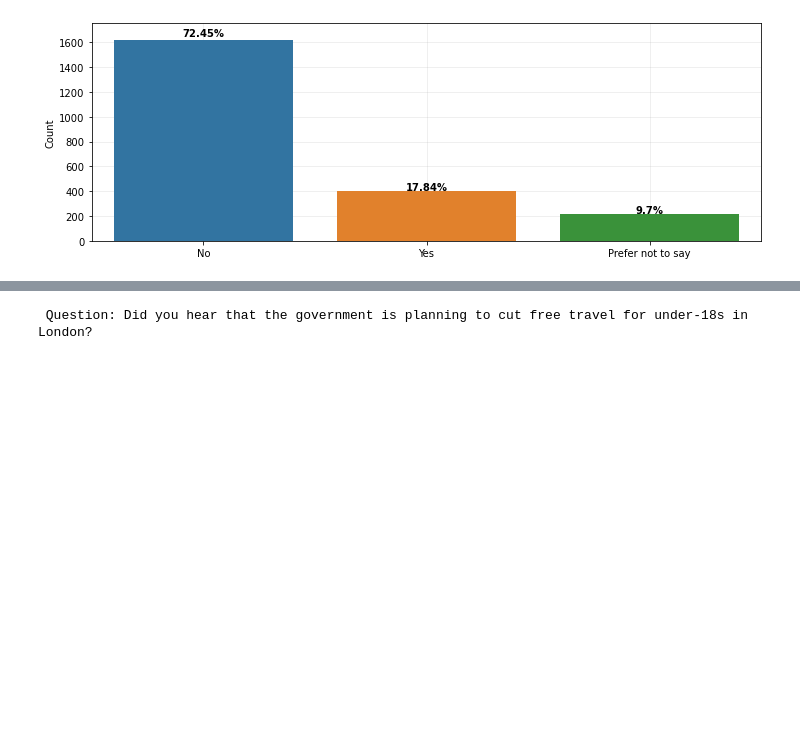
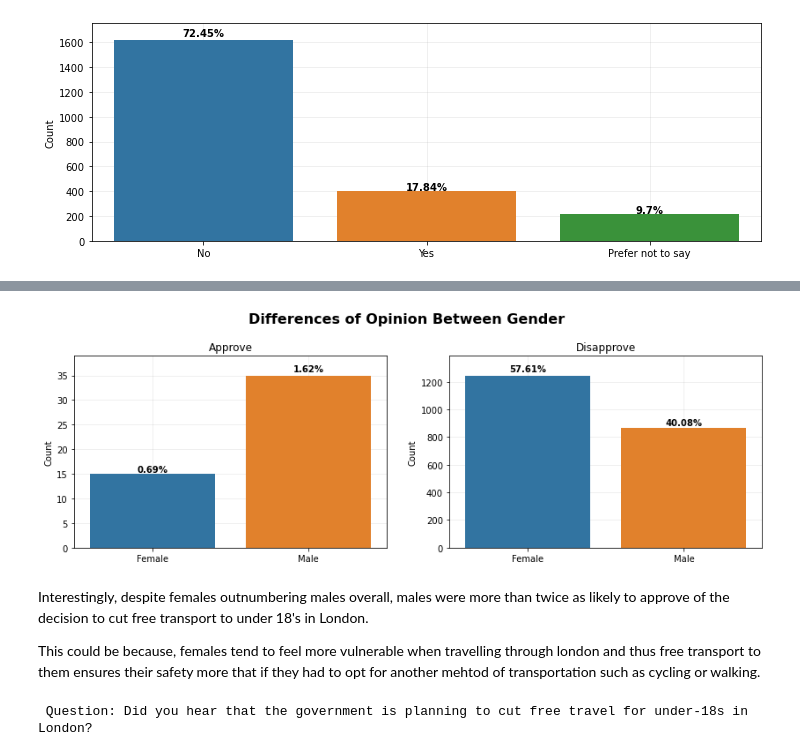
Before and after one commit to dan-grant-hunter/London_Free_Transport, a Jupyter notebook: london_free_transport.ipynb, the cells around one changed output, grey strips where cells are left out. Drawn from its saved outputs; the diff is of its cells as text; code cells hidden in the pictures; blank space fills up the shorter version.

```diff
--- a/london_free_transport.ipynb
+++ b/london_free_transport.ipynb
@@ -414,0 +311,3 @@ df.columns = [f"{i}_{x.split('_')[1]}" for i, x in enumerate(df.columns)]
+# %%
+# Make a list of all the instances which have null data in feature 13
+null_q13 = df[df.iloc[:,12].isnull()].index.tolist()
@@ -480,0 +563,37 @@ for feature in df.columns[:6]:
+# %%
+# Difference of opinion between genders
+gender_decision_a = df[df.iloc[:, 7] == 'Approve'].iloc[:, 0].value_counts()[:2].sort_index()
+gender_decision_d = df[df.iloc[:, 7] == 'Disapprove'].iloc[:, 0].value_counts()[:2]
+
+# Set up figure
+fig, ax = plt.subplots(1, 2, figsize=(14,4))
+fig.suptitle('Differences of Opinion Between Gender', weight='bold', fontsize=16, y=1.05)
+
+# Plots
+sns.barplot(x=gender_decision_a.index, y=gender_decision_a, zorder=2, ax=ax[0])
+sns.barplot(x=gender_decision_d.index, y=gender_decision_d, zorder=2, ax=ax[1])
+
+# Annotations
+for i in range(2):
+    for p in ax[i].patches:
+        width = p.get_width()
+        height = p.get_height()
+        x, y = p.get_xy()
+        ax[i].annotate(f'{round((height/sum(gender_decision_a+gender_decision_d))*100,2)}%',
+        (x+width/2, y+height*1.02), ha='center', weight='bold')
+
+        ymin, ymax = ax[i].get_ylim()
+        ax[i].set_ylim(ymin, ymax*1.03)
+
+        ax[i].set_ylabel('Count')
+        ax[i].grid(alpha=.25)
+
+ax[0].set_title('Approve')
+ax[1].set_title('Disapprove')
+plt.show()
+# %% [output]
+[figure, added]
+# %% [markdown]
+Interestingly, despite females outnumbering males overall, males were more than twice as likely to approve of the decision to cut free transport to under 18's in London.
+
+This could be because, females tend to feel more vulnerable when travelling through london and thus free transport to them ensures their safety more that if they had to opt for another mehtod of transportation such as cycling or walking.
```
Also changed, not shown: parts of 157 cells of this notebook.
